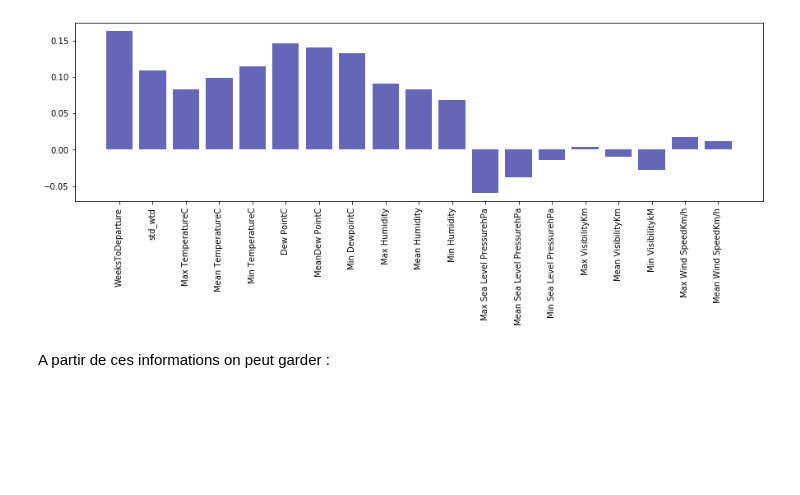
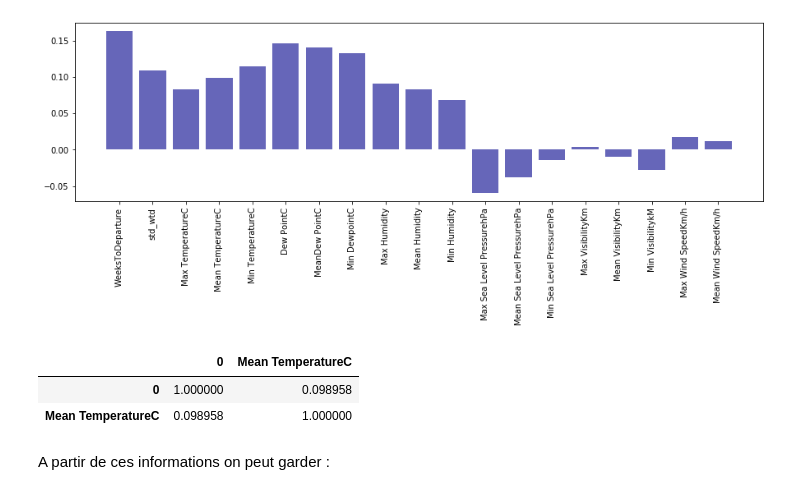
Before and after one commit to samirLazzali/air-passengers-prediction, a Jupyter notebook: start.ipynb, the cells around one changed output. Cells and saved outputs as stored; diff of their text form; code cells hidden in the pictures; blank space fills up the shorter version.

```diff
--- a/start.ipynb
+++ b/start.ipynb
@@ -322,6 +321,12 @@ plt.bar(quanti.columns[:-2], liste_corr,
 plt.xticks(rotation=90);
 # %% [output]
 [figure]
+# %%
+pd.concat([pd.Series(y_train),X["Mean TemperatureC"]],axis=1).corr()
+# %% [output]
+|  | 0 | Mean TemperatureC |
+| 0 | 1.000000 | 0.098958 |
+| Mean TemperatureC | 0.098958 | 1.000000 |
 # %% [markdown]
 A partir de ces informations on peut garder :
 # %% [markdown]
```
Also changed, not shown: parts of 2 cells of this notebook, 43 other files.
